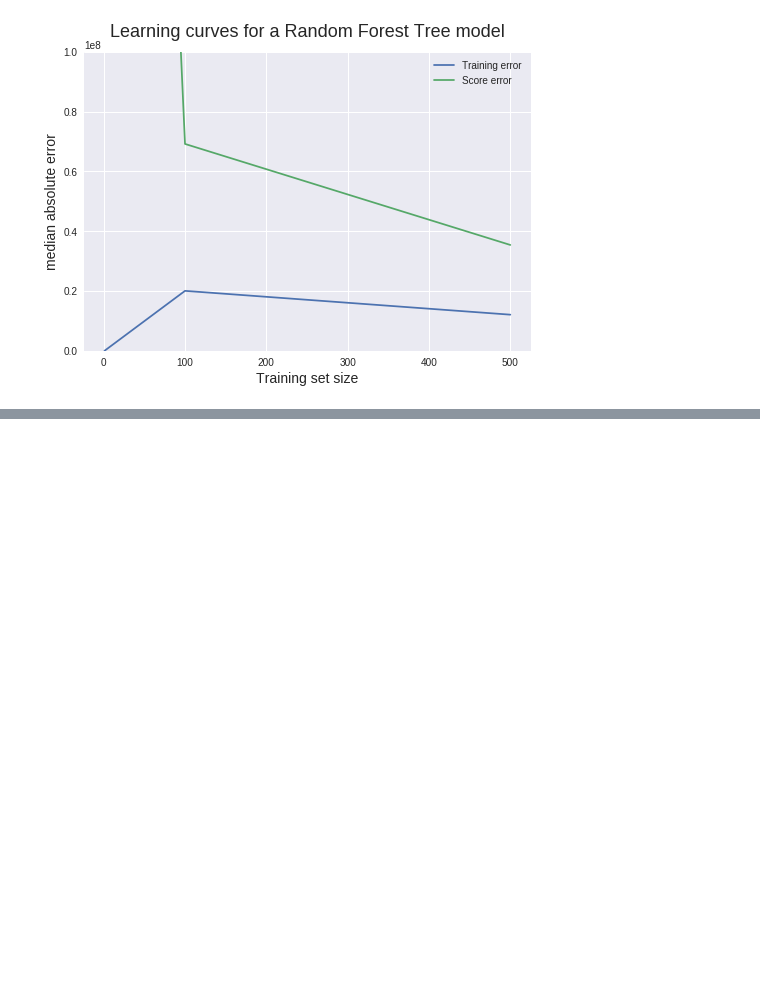
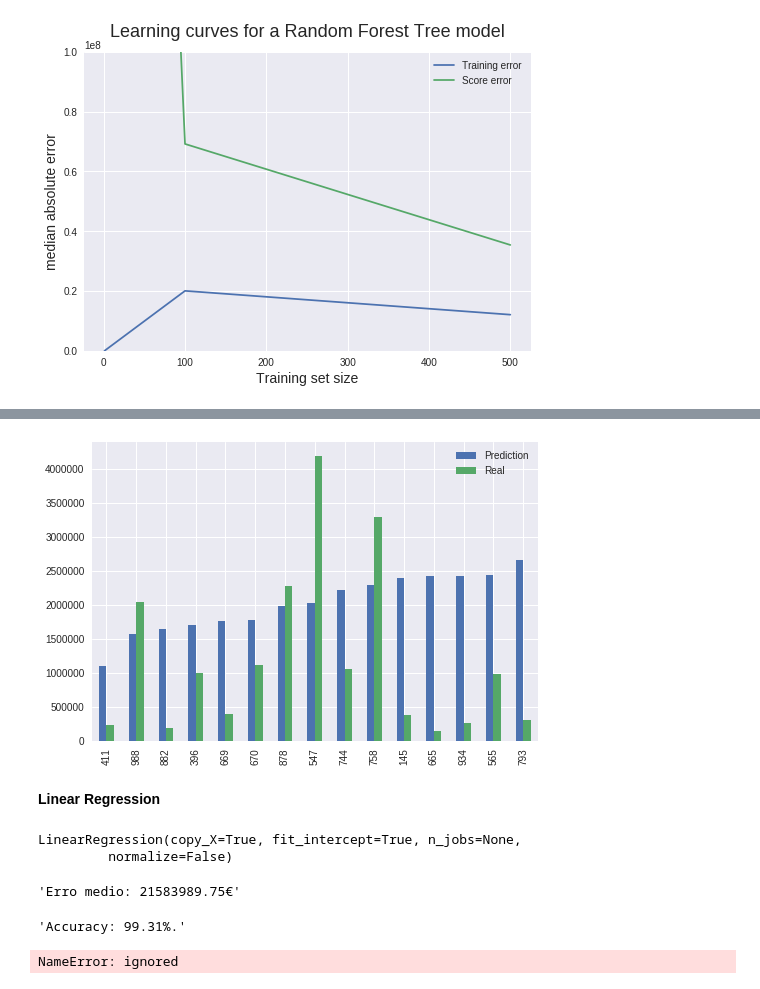
Before and after one commit to GoncNeto/Data-Science, a Jupyter notebook: TPC6_pt2_Oficial.ipynb, the cells around one changed output, grey strips where cells are left out. Drawn from its saved outputs; the diff is of its cells as text; code cells hidden in the pictures; blank space fills up the shorter version.

```diff
--- a/TPC6_pt2_Oficial.ipynb
+++ b/TPC6_pt2_Oficial.ipynb
@@ -204,0 +213,35 @@ plt.ylim(0,100000000)
+# %%
+Values.cumsum()
+Values.iloc[:15].plot(kind='bar');
+# %% [output]
+[figure, added]
+# %% [markdown]
+**Linear Regression**
+# %%
+regr = linear_model.LinearRegression()
+
+regr.fit(test_features, test_labels)
+# %% [output]
+LinearRegression(copy_X=True, fit_intercept=True, n_jobs=None,
+         normalize=False)
+# %%
+predict = regr.predict(test_features)
+
+# Erros absolutos
+errorss = abs(predict - test_labels)
+
+display('Erro medio: '+str(round(np.mean(errors), 2))+'€')
+# %% [output]
+'Erro medio: 21583989.75€'
+# %%
+# Calculate mean absolute percentage error (MAPE)
+mape = 100 * (errorss / test_labels)
+# Calculate and display accuracy
+accuracy = 100 - np.mean(mape)
+display('Accuracy: '+ str(round(accuracy, 2))+ '%.')
+# %% [output]
+'Accuracy: 99.31%.'
+# %%
+display("RMSE: "+ str(np.sqrt(metrics.mean_squared_error(predict, test_labels))))
+# %% [output]
+NameError: ignored
```
Also changed, not shown: parts of 15 cells of this notebook.
